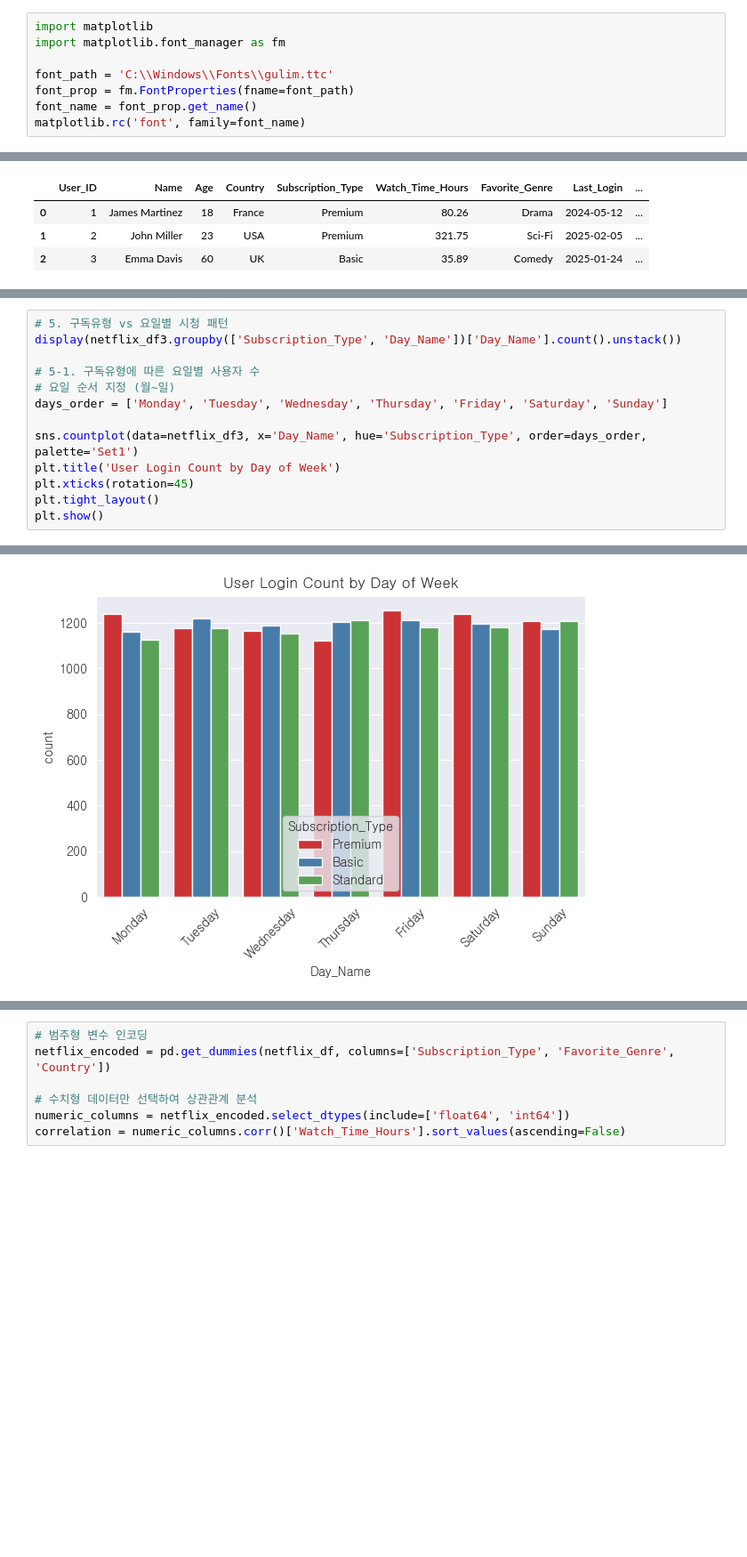
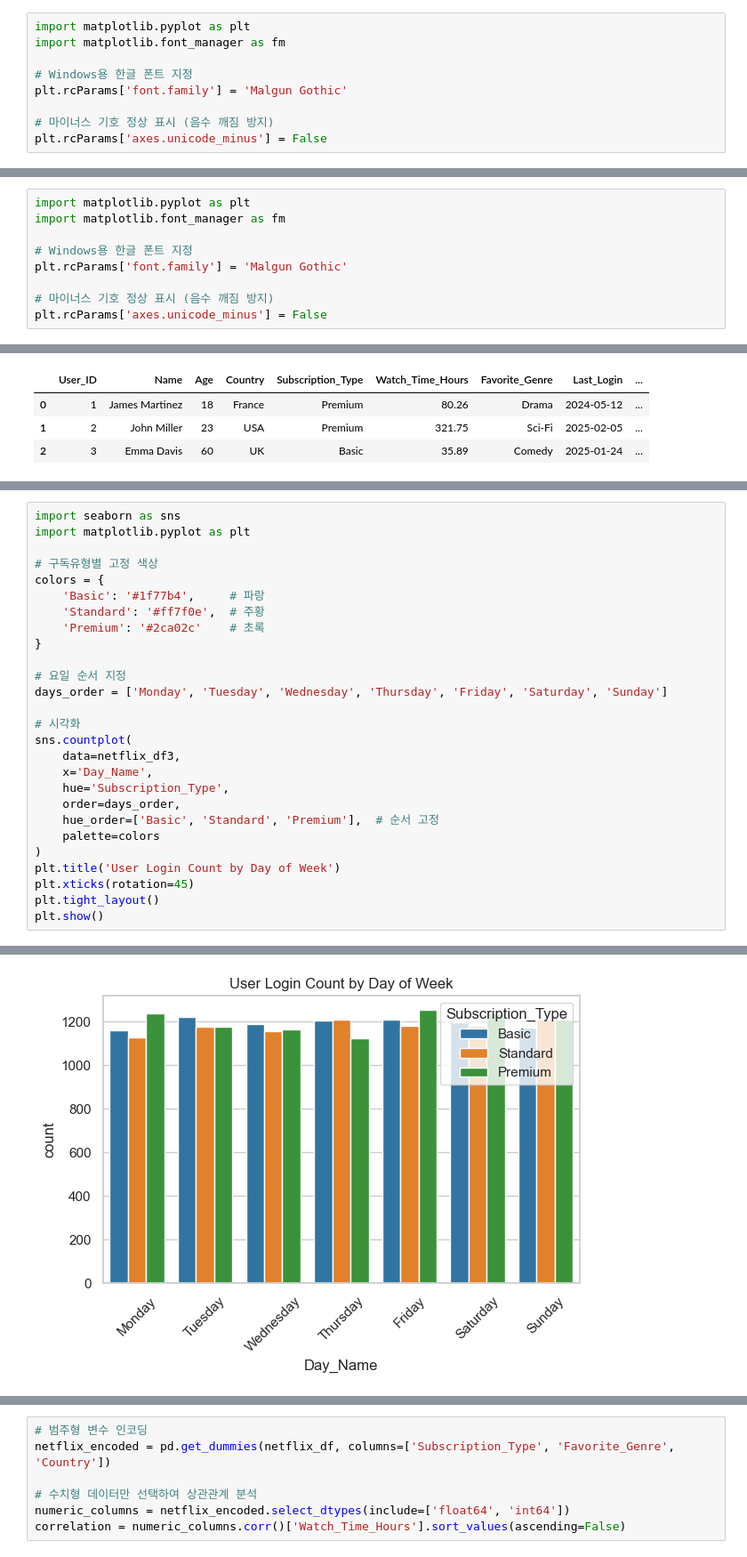
Before and after one commit to skn-ai14-250409/SKN14-EDA-5Team, a Jupyter notebook: JeonJungKyu/last.ipynb, the cells around one changed output, grey strips where cells are left out. Shown at 89% size. Cells and saved outputs as stored; diff of their text form; blank space fills up the shorter version.

```diff
--- a/JeonJungKyu/last.ipynb
+++ b/JeonJungKyu/last.ipynb
@@ -60,11 +60,12 @@ Data columns (total 8 columns):
 dtypes: float64(1), int64(2), object(5)
 memory usage: 1.5+ MB
 # %%
-import matplotlib
+import matplotlib.pyplot as plt
 import matplotlib.font_manager as fm
 
-font_path = 'C:\\Windows\\Fonts\\gulim.ttc'
-font_prop = fm.FontProperties(fname=font_path)
-font_name = font_prop.get_name()
-matplotlib.rc('font', family=font_name)
+# Windows용 한글 폰트 지정
+plt.rcParams['font.family'] = 'Malgun Gothic'
+
+# 마이너스 기호 정상 표시 (음수 깨짐 방지)
+plt.rcParams['axes.unicode_minus'] = False
 # %%
@@ -419,3 +410,12 @@ plt.show()
+# %%
+import matplotlib.pyplot as plt
+import matplotlib.font_manager as fm
+
+# Windows용 한글 폰트 지정
+plt.rcParams['font.family'] = 'Malgun Gothic'
+
+# 마이너스 기호 정상 표시 (음수 깨짐 방지)
+plt.rcParams['axes.unicode_minus'] = False
 # %%
 # 나이그룹 범주형
 netflix_df3 = pd.read_csv('data/netflix_users.csv')
@@ -536,12 +557,26 @@ Passing `palette` without assigning `hue` is deprecated and will be removed in v
 # %%
-# 5. 구독유형 vs 요일별 시청 패턴
-display(netflix_df3.groupby(['Subscription_Type', 'Day_Name'])['Day_Name'].count().unstack())
+import seaborn as sns
+import matplotlib.pyplot as plt
 
-# 5-1. 구독유형에 따른 요일별 사용자 수
-# 요일 순서 지정 (월~일)
+# 구독유형별 고정 색상
+colors = {
+    'Basic': '#1f77b4',     # 파랑
+    'Standard': '#ff7f0e',  # 주황
+    'Premium': '#2ca02c'    # 초록
+}
+
+# 요일 순서 지정
 days_order = ['Monday', 'Tuesday', 'Wednesday', 'Thursday', 'Friday', 'Saturday', 'Sunday']
 
-sns.countplot(data=netflix_df3, x='Day_Name', hue='Subscription_Type', order=days_order, palette='Set1')
+# 시각화
+sns.countplot(
+    data=netflix_df3,
+    x='Day_Name',
+    hue='Subscription_Type',
+    order=days_order,
+    hue_order=['Basic', 'Standard', 'Premium'],  # 순서 고정
+    palette=colors
+)
 plt.title('User Login Count by Day of Week')
 plt.xticks(rotation=45)
 plt.tight_layout()
@@ -555,2 +585,2 @@ plt.show()
-[figure, old version]
+[figure, new version]
 # %%
```
Also changed, not shown: parts of 10 cells of this notebook.
